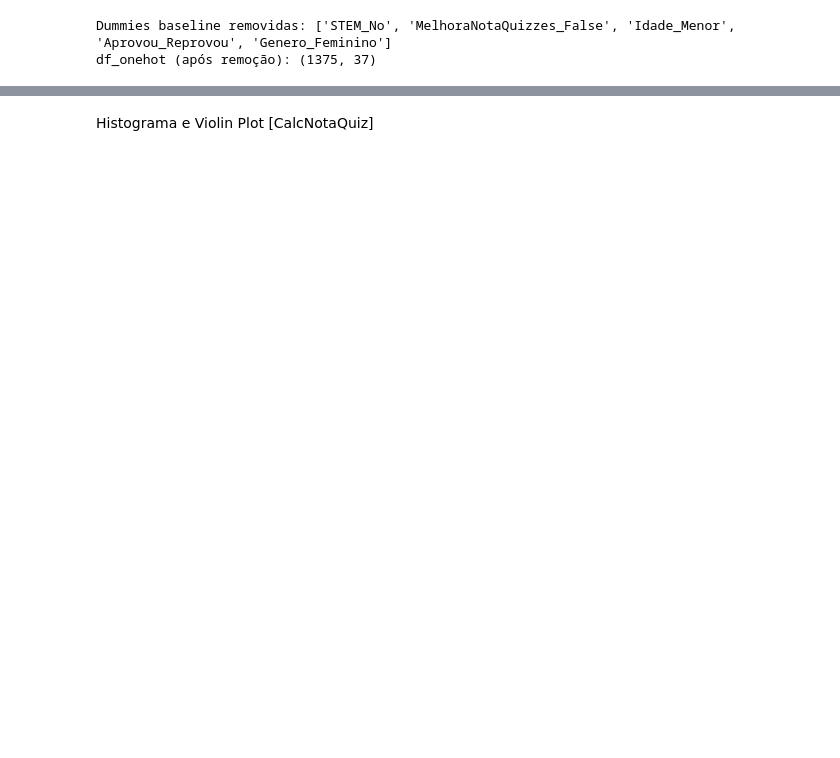
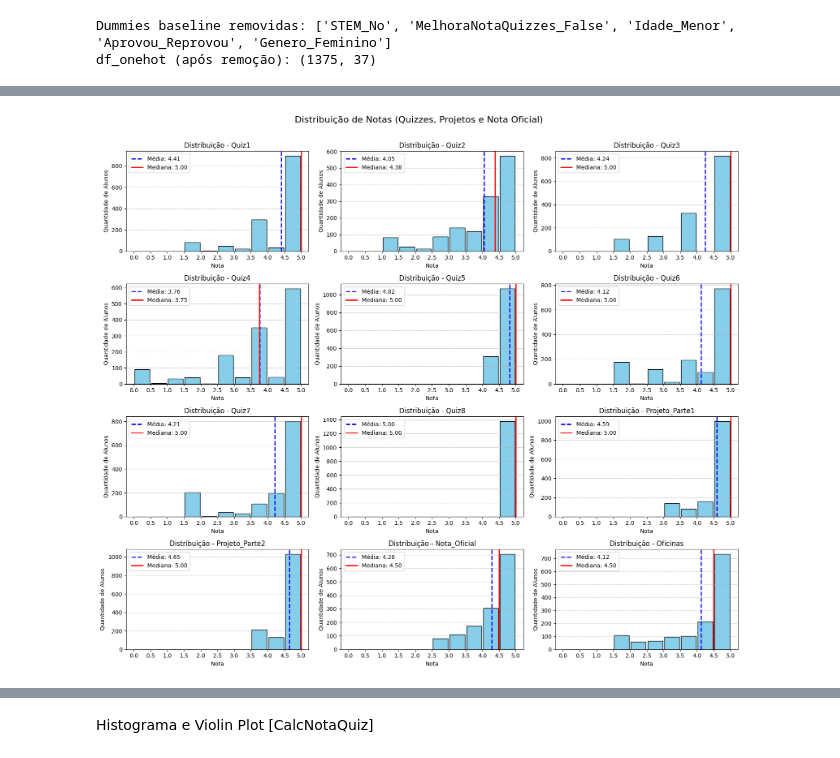
Before and after one commit to antonioatra/LATECH-Predictive_Model, a Jupyter notebook: notebooks/processamento.ipynb, the cells around one changed output, grey strips where cells are left out. Saved outputs shown, nothing was run; the diff lists cells and outputs as text; code cells hidden in the pictures; blank space fills up the shorter version.

```diff
--- a/notebooks/processamento.ipynb
+++ b/notebooks/processamento.ipynb
@@ -347,0 +500,42 @@ desc_tabela = df_consolidado[colunas].describe().T  # Transpõe para variáveis
+# %%
+# Lista de quizzes + projetos + nota oficial
+avaliacoes = [f"Quiz{i}" for i in range(1, 9)] + ["Projeto_Parte1", "Projeto_Parte2", "Nota_Oficial", "Oficinas"]
+
+# Definir bins de 0 até 5 com passo 0.25
+bins = np.arange(0, 5.25, 0.5)  # inclui 5
+
+# Criar grade de subplots (4x3 para 11 avaliações)
+fig, axes = plt.subplots(4, 3, figsize=(16, 14))
+axes = axes.flatten()
+
+for i, avaliacao in enumerate(avaliacoes):
+    ax = axes[i]
+
+    # Histograma com bins fixos
+    ax.hist(df_consolidado[avaliacao], bins=bins, color="skyblue", edgecolor="black", rwidth=0.9)
+
+    # Calcular média e mediana
+    media = df_consolidado[avaliacao].mean()
+    mediana = df_consolidado[avaliacao].median()
+
+    # Linhas de média e mediana
+    ax.axvline(media, color="blue", linestyle="--", linewidth=2, label=f"Média: {media:.2f}")
+    ax.axvline(mediana, color="red", linestyle="-", linewidth=2, label=f"Mediana: {mediana:.2f}")
+
+    # Configurações do gráfico
+    ax.set_title(f"Distribuição - {avaliacao}")
+    ax.set_xlabel("Nota")
+    ax.set_ylabel("Quantidade de Alunos")
+    ax.set_xticks(bins)  # força ticks de 0 a 5 de 0.25 em 0.25
+    ax.grid(axis='y', linestyle='--', alpha=0.7)
+    ax.legend()
+
+# Remove eixos extras se sobrar espaços (caso 12 slots, mas só 11 avaliações)
+for j in range(len(avaliacoes), len(axes)):
+    fig.delaxes(axes[j])
+
+plt.suptitle("Distribuição de Notas (Quizzes, Projetos e Nota Oficial)", fontsize=16)
+plt.tight_layout(rect=[0, 0, 1, 0.97])
+plt.show()
+# %% [output]
+[figure, added]
```
Also changed, not shown: parts of 40 cells of this notebook, 1 other file.
